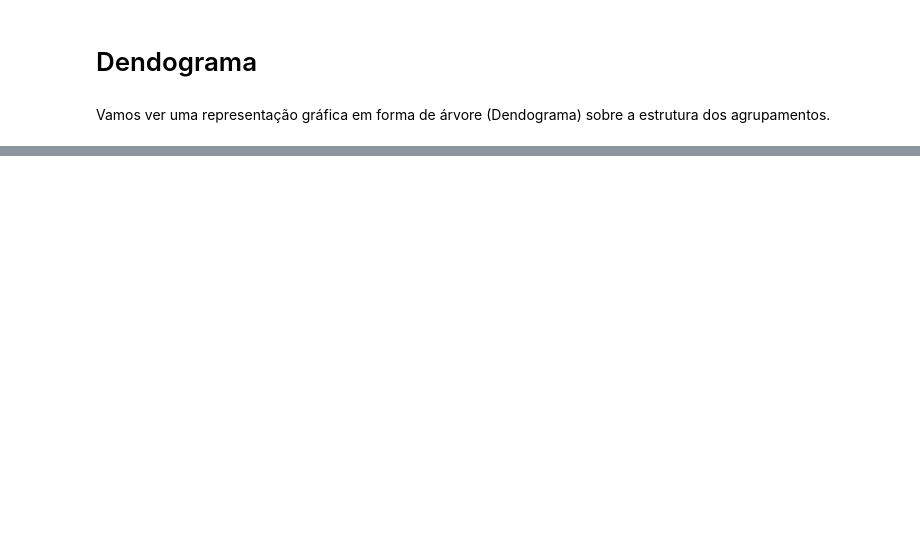
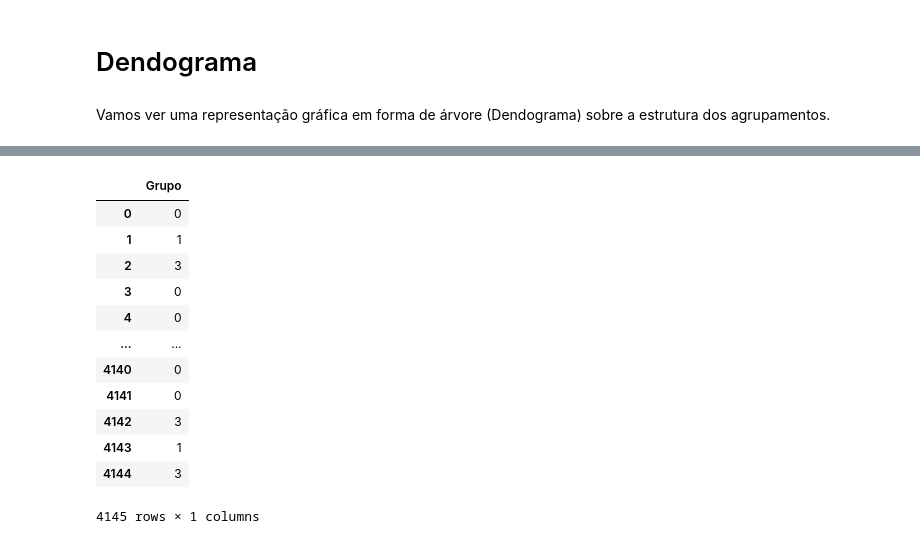
Before and after one commit to viniciusgugelmin/data-science-2, a Jupyter notebook: projects/cursos-prouni/notebooks/unsupervised_learning.ipynb, the cells around one changed output, grey strips where cells are left out. Saved outputs shown, nothing was run; the diff lists cells and outputs as text; code cells hidden in the pictures; blank space fills up the shorter version.

```diff
--- a/projects/cursos-prouni/notebooks/unsupervised_learning.ipynb
+++ b/projects/cursos-prouni/notebooks/unsupervised_learning.ipynb
@@ -153,0 +213,17 @@ KeyboardInterrupt: ignored
+# %%
+agrupamento = pd.DataFrame(classificacao, columns = ['Grupo'])
+agrupamento
+# %% [output]
+|  | Grupo |
+| 0 | 0 |
+| 1 | 1 |
+| 2 | 3 |
+| 3 | 0 |
+| 4 | 0 |
+| ... | ... |
+| 4140 | 0 |
+| 4141 | 0 |
+| 4142 | 3 |
+| 4143 | 1 |
+| 4144 | 3 |
+4145 rows × 1 columns
```
Also changed, not shown: parts of 12 cells of this notebook.
